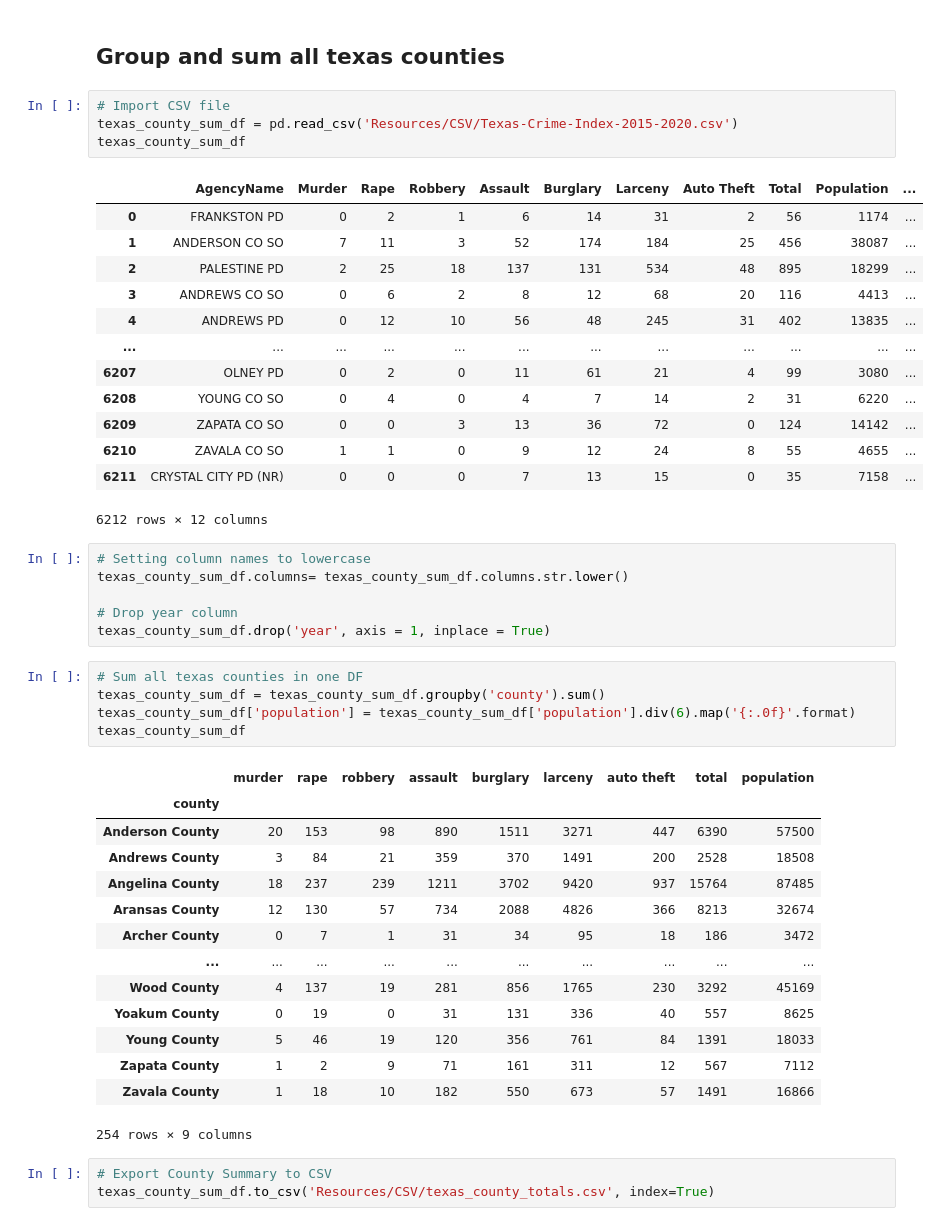
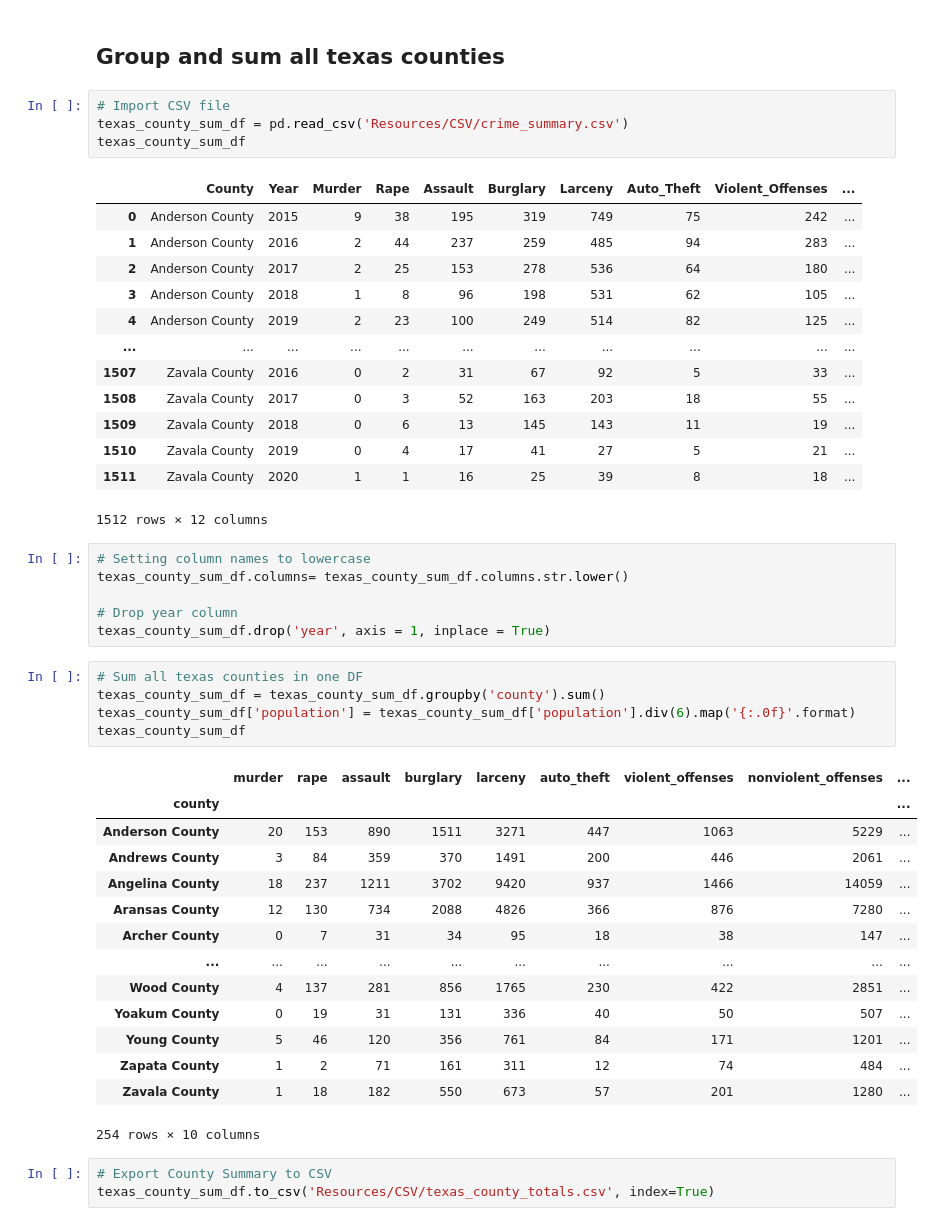
Before and after one commit to MiguelB512/Harris_Crime_Trends, a Jupyter notebook: County_Totals.ipynb, the cells around one changed output. Cells and saved outputs as stored; diff of their text form.

```diff
--- a/County_Totals.ipynb
+++ b/County_Totals.ipynb
@@ -139,22 +156,22 @@ houston_county_sum_df.to_sql(name='houston_county_totals', con=engine, index=Tru
 ## Group and sum all texas counties
 # %%
 # Import CSV file
-texas_county_sum_df = pd.read_csv('Resources/CSV/Texas-Crime-Index-2015-2020.csv')
+texas_county_sum_df = pd.read_csv('Resources/CSV/crime_summary.csv')
 texas_county_sum_df
 # %% [output]
-|  | AgencyName | Murder | Rape | Robbery | Assault | Burglary | Larceny | Auto Theft | Total | Population | ... |
-| 0 | FRANKSTON PD | 0 | 2 | 1 | 6 | 14 | 31 | 2 | 56 | 1174 | ... |
-| 1 | ANDERSON CO SO | 7 | 11 | 3 | 52 | 174 | 184 | 25 | 456 | 38087 | ... |
-| 2 | PALESTINE PD | 2 | 25 | 18 | 137 | 131 | 534 | 48 | 895 | 18299 | ... |
-| 3 | ANDREWS CO SO | 0 | 6 | 2 | 8 | 12 | 68 | 20 | 116 | 4413 | ... |
-| 4 | ANDREWS PD | 0 | 12 | 10 | 56 | 48 | 245 | 31 | 402 | 13835 | ... |
-| ... | ... | ... | ... | ... | ... | ... | ... | ... | ... | ... | ... |
-| 6207 | OLNEY PD | 0 | 2 | 0 | 11 | 61 | 21 | 4 | 99 | 3080 | ... |
-| 6208 | YOUNG CO SO | 0 | 4 | 0 | 4 | 7 | 14 | 2 | 31 | 6220 | ... |
-| 6209 | ZAPATA CO SO | 0 | 0 | 3 | 13 | 36 | 72 | 0 | 124 | 14142 | ... |
-| 6210 | ZAVALA CO SO | 1 | 1 | 0 | 9 | 12 | 24 | 8 | 55 | 4655 | ... |
-| 6211 | CRYSTAL CITY PD (NR) | 0 | 0 | 0 | 7 | 13 | 15 | 0 | 35 | 7158 | ... |
+|  | County | Year | Murder | Rape | Assault | Burglary | Larceny | Auto_Theft | Violent_Offenses | ... |
+| 0 | Anderson County | 2015 | 9 | 38 | 195 | 319 | 749 | 75 | 242 | ... |
+| 1 | Anderson County | 2016 | 2 | 44 | 237 | 259 | 485 | 94 | 283 | ... |
+| 2 | Anderson County | 2017 | 2 | 25 | 153 | 278 | 536 | 64 | 180 | ... |
+| 3 | Anderson County | 2018 | 1 | 8 | 96 | 198 | 531 | 62 | 105 | ... |
+| 4 | Anderson County | 2019 | 2 | 23 | 100 | 249 | 514 | 82 | 125 | ... |
+| ... | ... | ... | ... | ... | ... | ... | ... | ... | ... | ... |
+| 1507 | Zavala County | 2016 | 0 | 2 | 31 | 67 | 92 | 5 | 33 | ... |
+| 1508 | Zavala County | 2017 | 0 | 3 | 52 | 163 | 203 | 18 | 55 | ... |
+| 1509 | Zavala County | 2018 | 0 | 6 | 13 | 145 | 143 | 11 | 19 | ... |
+| 1510 | Zavala County | 2019 | 0 | 4 | 17 | 41 | 27 | 5 | 21 | ... |
+| 1511 | Zavala County | 2020 | 1 | 1 | 16 | 25 | 39 | 8 | 18 | ... |
-6212 rows × 12 columns
+1512 rows × 12 columns
 # %%
 # Setting column names to lowercase
 texas_county_sum_df.columns= texas_county_sum_df.columns.str.lower()
@@ -167,20 +184,20 @@ texas_county_sum_df = texas_county_sum_df.groupby('county').sum()
 texas_county_sum_df['population'] = texas_county_sum_df['population'].div(6).map('{:.0f}'.format)
 texas_county_sum_df
 # %% [output]
-|  | murder | rape | robbery | assault | burglary | larceny | auto theft | total | population |
-| county |  |  |  |  |  |  |  |  |  |
-| Anderson County | 20 | 153 | 98 | 890 | 1511 | 3271 | 447 | 6390 | 57500 |
-| Andrews County | 3 | 84 | 21 | 359 | 370 | 1491 | 200 | 2528 | 18508 |
-| Angelina County | 18 | 237 | 239 | 1211 | 3702 | 9420 | 937 | 15764 | 87485 |
-| Aransas County | 12 | 130 | 57 | 734 | 2088 | 4826 | 366 | 8213 | 32674 |
-| Archer County | 0 | 7 | 1 | 31 | 34 | 95 | 18 | 186 | 3472 |
+|  | murder | rape | assault | burglary | larceny | auto_theft | violent_offenses | nonviolent_offenses | ... |
+| county |  |  |  |  |  |  |  |  | ... |
+| Anderson County | 20 | 153 | 890 | 1511 | 3271 | 447 | 1063 | 5229 | ... |
+| Andrews County | 3 | 84 | 359 | 370 | 1491 | 200 | 446 | 2061 | ... |
+| Angelina County | 18 | 237 | 1211 | 3702 | 9420 | 937 | 1466 | 14059 | ... |
+| Aransas County | 12 | 130 | 734 | 2088 | 4826 | 366 | 876 | 7280 | ... |
+| Archer County | 0 | 7 | 31 | 34 | 95 | 18 | 38 | 147 | ... |
 | ... | ... | ... | ... | ... | ... | ... | ... | ... | ... |
-| Wood County | 4 | 137 | 19 | 281 | 856 | 1765 | 230 | 3292 | 45169 |
-| Yoakum County | 0 | 19 | 0 | 31 | 131 | 336 | 40 | 557 | 8625 |
-| Young County | 5 | 46 | 19 | 120 | 356 | 761 | 84 | 1391 | 18033 |
-| Zapata County | 1 | 2 | 9 | 71 | 161 | 311 | 12 | 567 | 7112 |
-| Zavala County | 1 | 18 | 10 | 182 | 550 | 673 | 57 | 1491 | 16866 |
+| Wood County | 4 | 137 | 281 | 856 | 1765 | 230 | 422 | 2851 | ... |
+| Yoakum County | 0 | 19 | 31 | 131 | 336 | 40 | 50 | 507 | ... |
+| Young County | 5 | 46 | 120 | 356 | 761 | 84 | 171 | 1201 | ... |
+| Zapata County | 1 | 2 | 71 | 161 | 311 | 12 | 74 | 484 | ... |
+| Zavala County | 1 | 18 | 182 | 550 | 673 | 57 | 201 | 1280 | ... |
-254 rows × 9 columns
+254 rows × 10 columns
 # %%
 # Export County Summary to CSV
 texas_county_sum_df.to_csv('Resources/CSV/texas_county_totals.csv', index=True)
```
Also changed, not shown: parts of 2 cells of this notebook, 9 other files.
